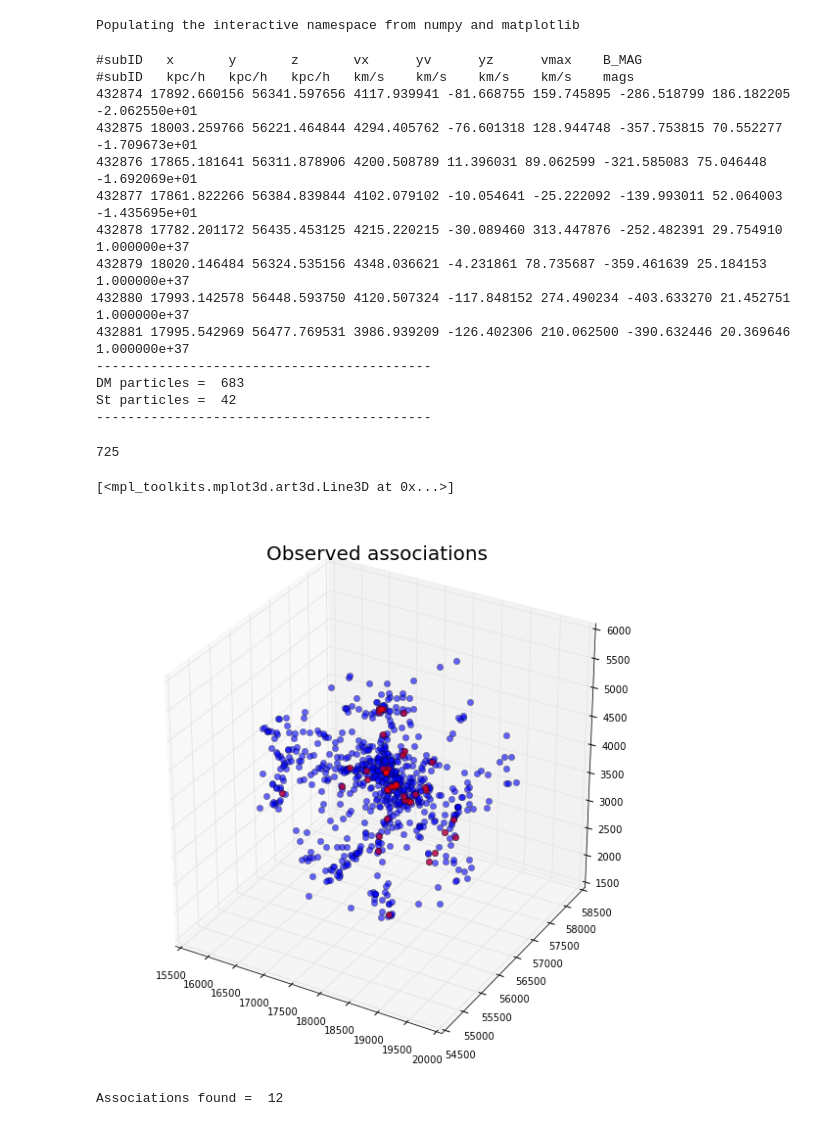
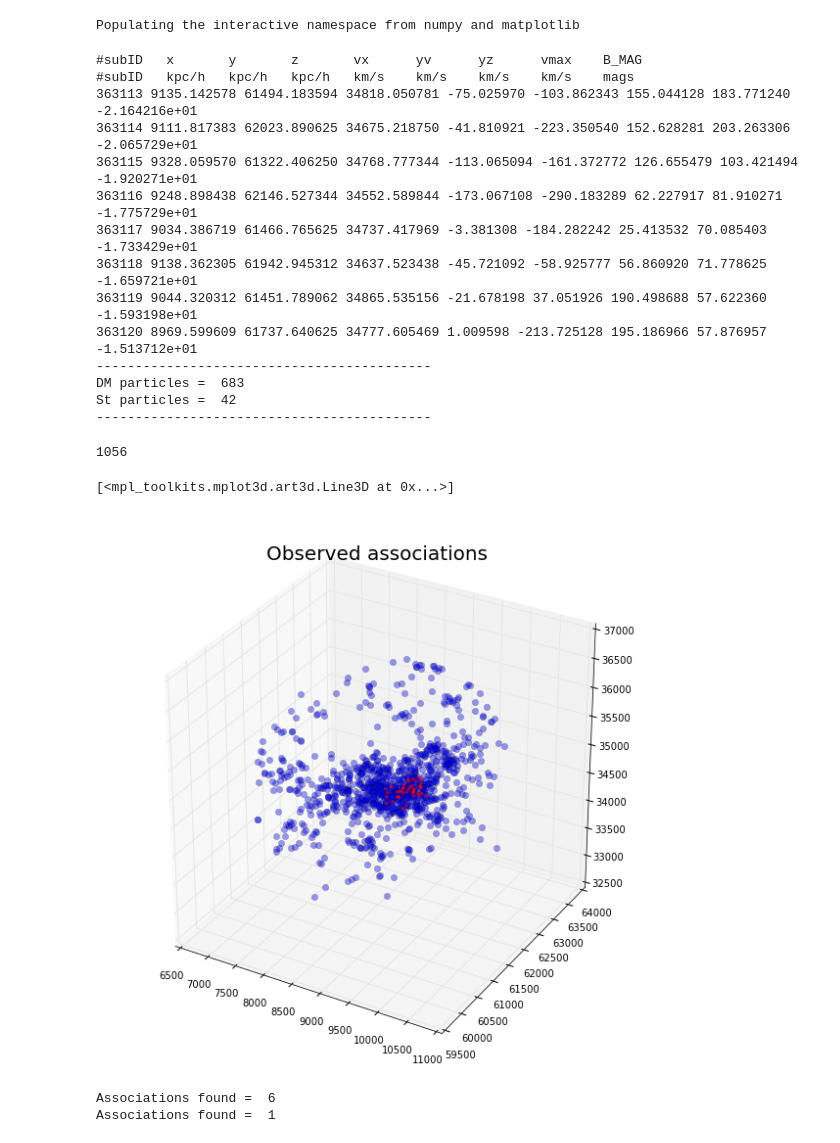
Before and after one commit to jngaravitoc/DwarfAssociations, a Jupyter notebook: code/FOF/Illustris-Associations.ipynb, the cells around one changed output. Drawn from its saved outputs; the diff is of its cells as text; code cells hidden in the pictures.

```diff
--- a/code/FOF/Illustris-Associations.ipynb
+++ b/code/FOF/Illustris-Associations.ipynb
@@ -5,19 +5,14 @@ import os
 # %% [output]
 Populating the interactive namespace from numpy and matplotlib
 # %%
-data = loadtxt("../../data/Illustris/Illustris_group_25.dat")
-!head ../../data/Illustris/Illustris_group_25.dat
+data = loadtxt("../../data/Illustris/Illustris_group_1.dat")
+!head ../../data/Illustris/Illustris_group_1.dat
 x = data[:,1]
 y = data[:,2]
 z = data[:,3]
 Mag = data[:,8]
-index = np.where(Mag>100)
+index = np.where(Mag<-8)
 index = index[0]
-index1 = np.where(Mag<100)
-index1 = index1[0]
-x_dm = x[index]
-y_dm = y[index]
-z_dm = z[index]
 x_st = x[index1]
 y_st = y[index1]
 z_st = z[index1]
@@ -28,14 +23,14 @@ print "-------------------------------------------"
 # %% [output]
 #subID   x       y       z       vx      yv      yz      vmax    B_MAG
 #subID   kpc/h   kpc/h   kpc/h   km/s    km/s    km/s    km/s    mags
-432874 17892.660156 56341.597656 4117.939941 -81.668755 159.745895 -286.518799 186.182205 -2.062550e+01
-432875 18003.259766 56221.464844 4294.405762 -76.601318 128.944748 -357.753815 70.552277 -1.709673e+01
-432876 17865.181641 56311.878906 4200.508789 11.396031 89.062599 -321.585083 75.046448 -1.692069e+01
-432877 17861.822266 56384.839844 4102.079102 -10.054641 -25.222092 -139.993011 52.064003 -1.435695e+01
-432878 17782.201172 56435.453125 4215.220215 -30.089460 313.447876 -252.482391 29.754910 1.000000e+37
-432879 18020.146484 56324.535156 4348.036621 -4.231861 78.735687 -359.461639 25.184153 1.000000e+37
-432880 17993.142578 56448.593750 4120.507324 -117.848152 274.490234 -403.633270 21.452751 1.000000e+37
-432881 17995.542969 56477.769531 3986.939209 -126.402306 210.062500 -390.632446 20.369646 1.000000e+37
+363113 9135.142578 61494.183594 34818.050781 -75.025970 -103.862343 155.044128 183.771240 -2.164216e+01
+363114 9111.817383 62023.890625 34675.218750 -41.810921 -223.350540 152.628281 203.263306 -2.065729e+01
+363115 9328.059570 61322.406250 34768.777344 -113.065094 -161.372772 126.655479 103.421494 -1.920271e+01
+363116 9248.898438 62146.527344 34552.589844 -173.067108 -290.183289 62.227917 81.910271 -1.775729e+01
+363117 9034.386719 61466.765625 34737.417969 -3.381308 -184.282242 25.413532 70.085403 -1.733429e+01
+363118 9138.362305 61942.945312 34637.523438 -45.721092 -58.925777 56.860920 71.778625 -1.659721e+01
+363119 9044.320312 61451.789062 34865.535156 -21.678198 37.051926 190.498688 57.622360 -1.593198e+01
+363120 8969.599609 61737.640625 34777.605469 1.009598 -213.725128 195.186966 57.876957 -1.513712e+01
 -------------------------------------------
 DM particles =  683
 St particles =  42
@@ -43,13 +38,13 @@ St particles =  42
 # %%
 print len(x)
 fig = plt.figure(figsize=(10,10))
 ax = fig.add_subplot(111, projection='3d')
 title("Observed associations", fontsize=20)
-plot(x, y, z, ls='*', marker='o', alpha=0.6)
-plot(x_st, y_st, z_st, ls='*', marker='o', alpha=0.6, c='r')
+plot(x, y, z, ls='*', marker='o', alpha=0.4)
+plot(x_st, y_st, z_st, ls='*', marker='.', alpha=0.6, c='r')
 # %% [output]
-725
+1056
 [<mpl_toolkits.mplot3d.art3d.Line3D at 0x...>]
-[figure, old version]
+[figure, new version]
 # %%
 f = open("Illustris-associtations.dat", "w")
@@ -65,9 +71,14 @@ f.close()
 # %%
-os.system(('./../../../HackFOF/src/fof -e %f -m 2 < Illustris-associtations.dat')%(600*0.7)) # check this linking length
+os.system(('./../../../HackFOF/src/fof -e %f -m 2 < Illustris-associtations.dat')%(724*0.7)) # check this linking length
 fof_groups = loadtxt('fof.grp', skiprows=1)
 print "Associations found = ", len(list(set(fof_groups)))
+
+os.system(('./../../../HackFOF/src/fof -e %f -m 2 < Illustris-associtations-stars.dat')%(724*0.7)) # check this linking length
+fof_groups_stars = loadtxt('fof.grp', skiprows=1)
+print "Associations found = ", len(list(set(fof_groups_stars)))
 # %% [output]
-Associations found =  12
+Associations found =  6
+Associations found =  1
 # %%
 id_a = loadtxt("fof.grp", skiprows=1)
 c = ["r", "b", "g", "y", "k", "c", "m", "r", "b", "k", "b", "y"]
```
Also changed, not shown: parts of 2 cells of this notebook, 1 other file.
